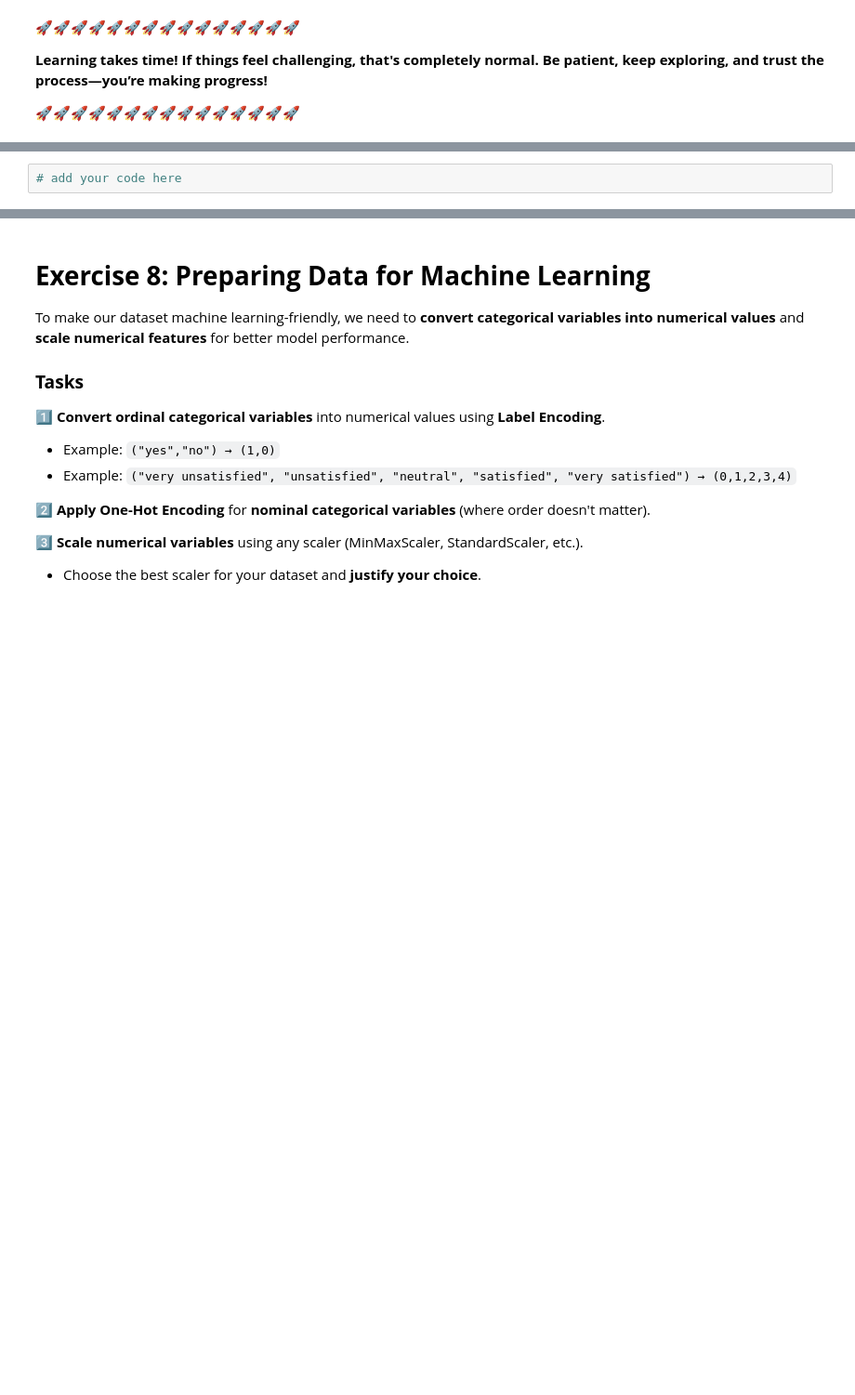
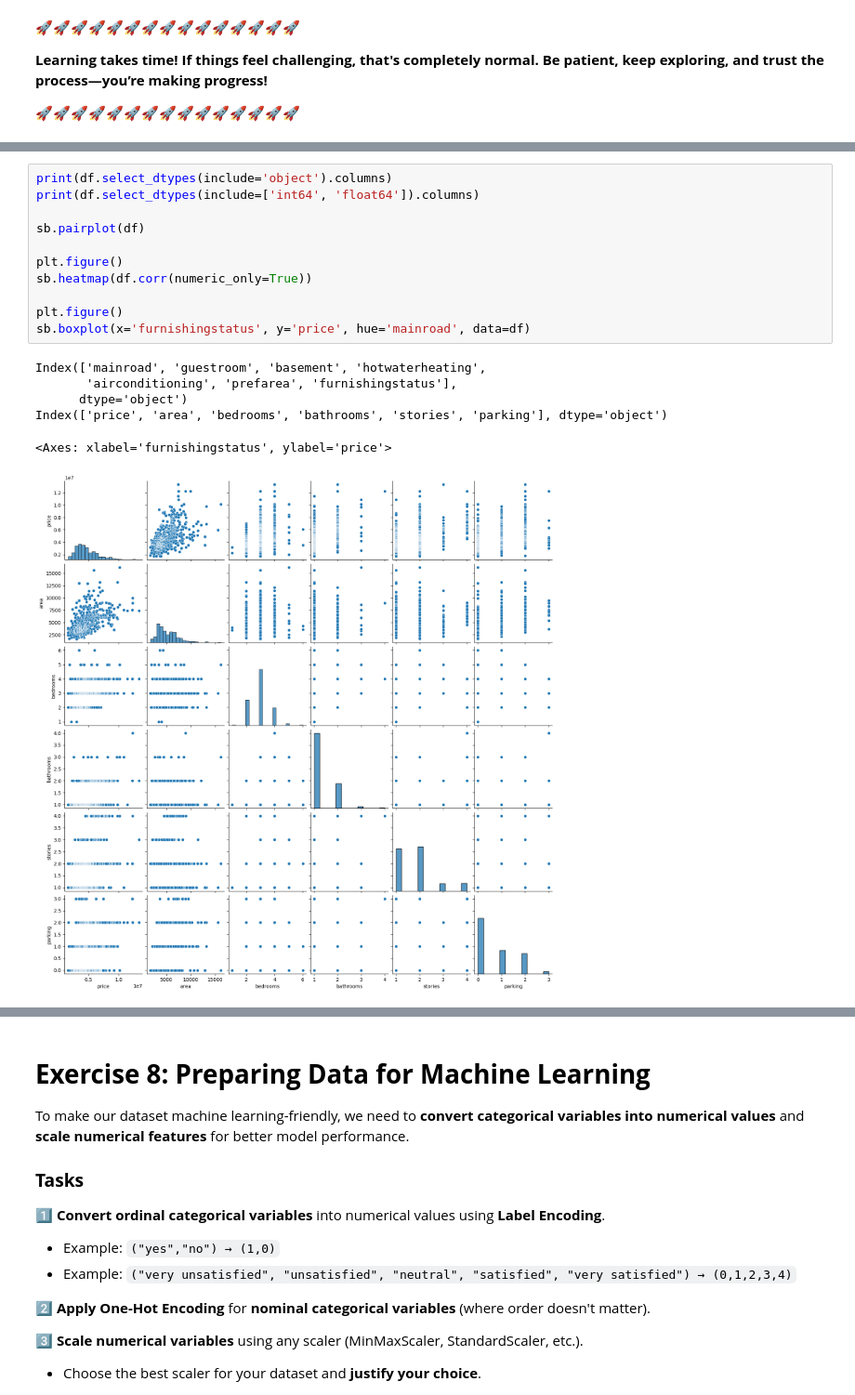
Before and after one commit to anasjwd/Entry-Level-ML-Engineer-Bootcamp, a Jupyter notebook: week01/notebook.ipynb, the cells around one changed output, grey strips where cells are left out. Shown at 93% size. Cells and saved outputs as stored; diff of their text form; blank space fills up the shorter version.

```diff
--- a/week01/notebook.ipynb
+++ b/week01/notebook.ipynb
@@ -523,5 +558,21 @@ Use Seaborn's pairplot to explore all pairwise relationships.
 The heatmap helps identify groups of strongly correlated variables.
 
 Grouped boxplots provide insights into variations across different categories.
-# %%
-# add your code here
+# %%
+print(df.select_dtypes(include='object').columns)
+print(df.select_dtypes(include=['int64', 'float64']).columns)
+
+sb.pairplot(df)
+
+plt.figure()
+sb.heatmap(df.corr(numeric_only=True))
+
+plt.figure()
+sb.boxplot(x='furnishingstatus', y='price', hue='mainroad', data=df)
+# %% [output]
+Index(['mainroad', 'guestroom', 'basement', 'hotwaterheating',
+       'airconditioning', 'prefarea', 'furnishingstatus'],
+      dtype='object')
+Index(['price', 'area', 'bedrooms', 'bathrooms', 'stories', 'parking'], dtype='object')
+<Axes: xlabel='furnishingstatus', ylabel='price'>
+[figure, added]
```
Also changed, not shown: parts of 15 cells of this notebook.
